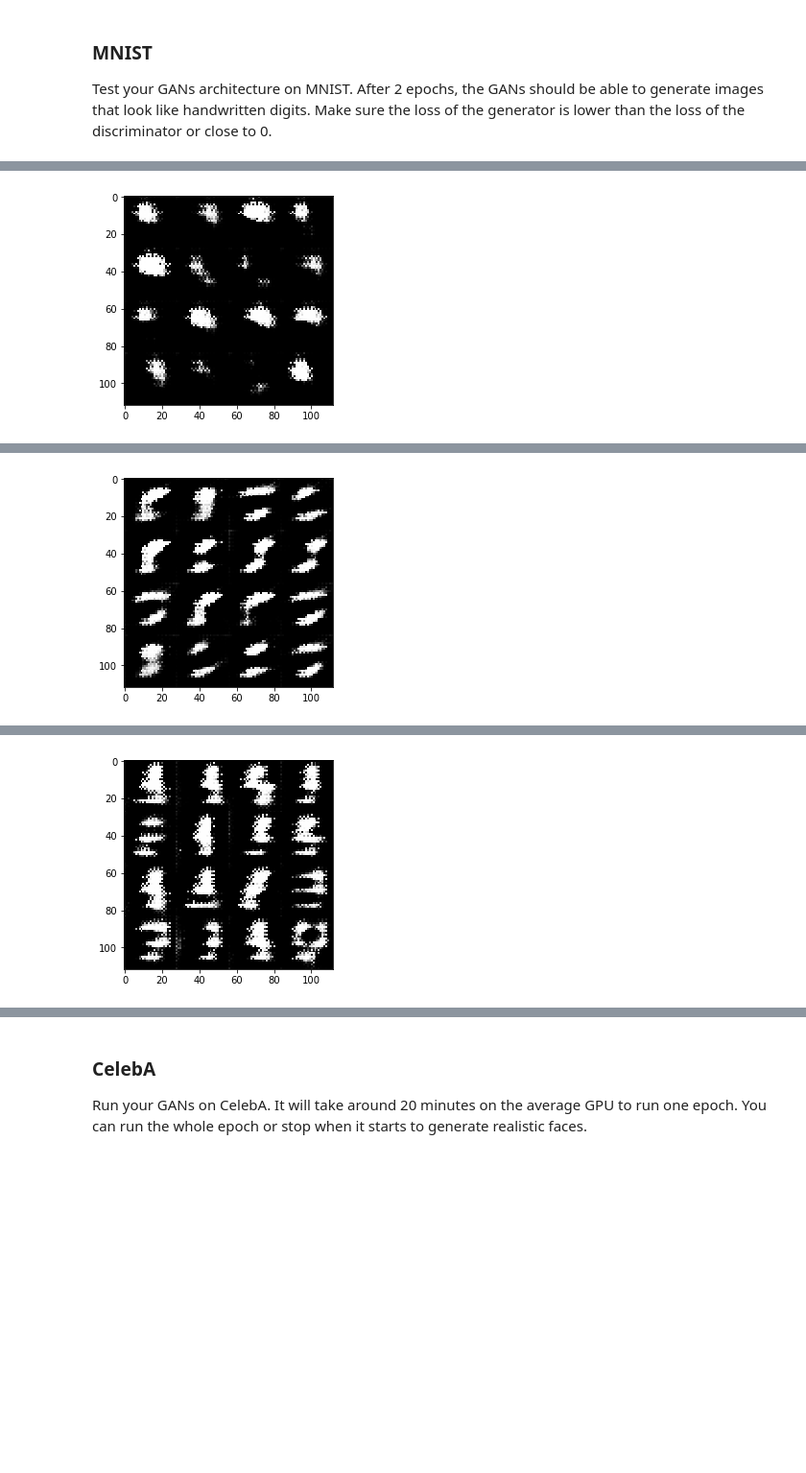
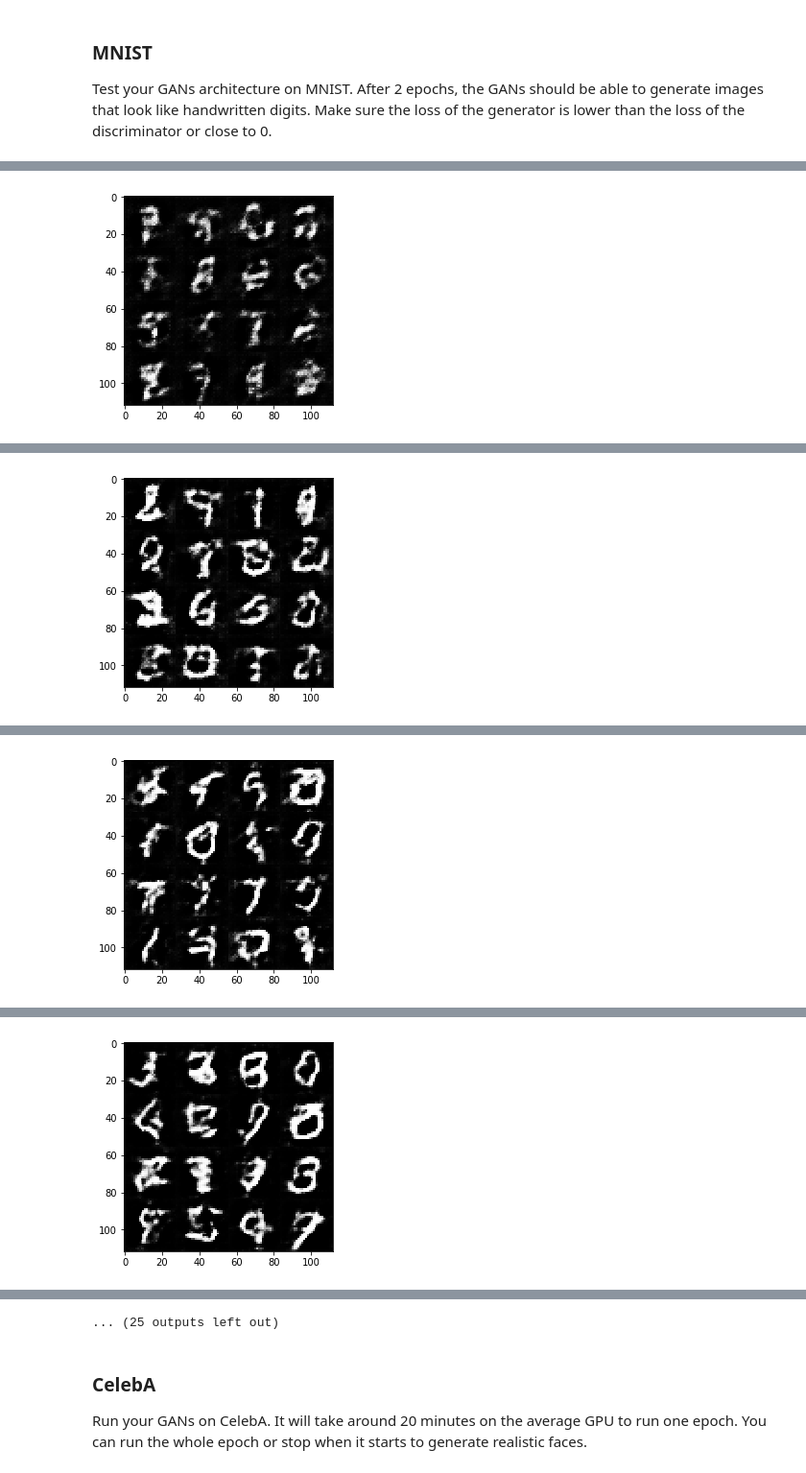
Before and after one commit to WenjinTao/Deep-Learning-Foundation-Nanodegree--Udacity, a Jupyter notebook: P5-Face_Generation/dlnd_face_generation.ipynb, the cells around one changed output, grey strips where cells are left out. Shown at 96% size. Drawn from its saved outputs; the diff is of its cells as text; code cells hidden in the pictures; blank space fills up the shorter version.

```diff
--- a/P5-Face_Generation/dlnd_face_generation.ipynb
+++ b/P5-Face_Generation/dlnd_face_generation.ipynb
@@ -12,10 +12,10 @@ If you're using [FloydHub](https://www.floydhub.com/), set `data_dir` to "/input
 # %%
 import numpy as np
 # %%
-data_dir = './data'
+# data_dir = './data'
 
 # FloydHub - Use with data ID "R5KrjnANiKVhLWAkpXhNBe"
-#data_dir = '/input'
+data_dir = '/input'
 
 
 """
@@ -368,7 +371,7 @@ def train(epoch_count, batch_size, z_dim, learning_rate, beta1, get_batches, dat
     :param data_image_mode: The image mode to use for images ("RGB" or "L")
     """
     # TODO: Build Model
-    tf.reset_default_graph()
+#     tf.reset_default_graph()
 
     _, image_width, image_height, image_channels = data_shape
 
@@ -432,7 +435,7 @@ Test your GANs architecture on MNIST.  After 2 epochs, the GANs should be able t
 batch_size = 64
 z_dim = 100
 learning_rate = 0.001
-beta1 = 0.9
+beta1 = 0.1
 
 
 """
@@ -469 +472 @@ Epoch 1/2... Discriminator Loss: 0.0641... Generator Loss: 5.3966
-[figure, old version]
+[figure, new version]
@@ -480 +483 @@ Epoch 1/2... Discriminator Loss: 0.0138... Generator Loss: 7.9056
-[figure, old version]
+[figure, new version]
@@ -491 +494 @@ Epoch 1/2... Discriminator Loss: 0.4031... Generator Loss: 3.9063
-[figure, old version]
+[figure, new version]
@@ -497,0 +505 @@ Epoch 1/2... Discriminator Loss: 0.0538... Generator Loss: 8.4979
+[figure, added]
@@ -499,3 +517,4 @@ IndexError: list index out of range
+... (25 outputs left out)
 # %% [markdown]
 ### CelebA
 Run your GANs on CelebA.  It will take around 20 minutes on the average GPU to run one epoch.  You can run the whole epoch or stop when it starts to generate realistic faces.
```
Also changed, not shown: parts of 8 cells of this notebook, 1 other file.
